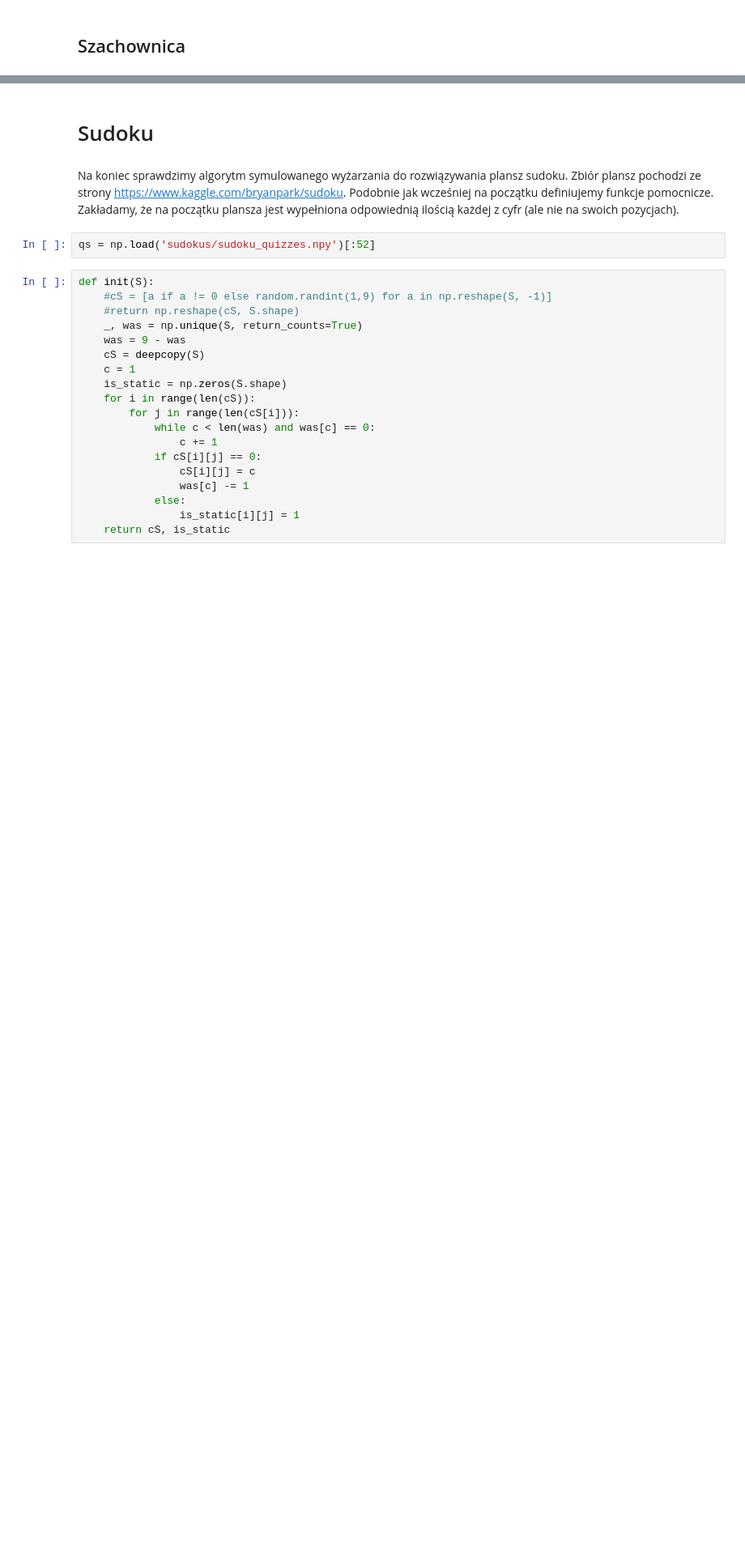
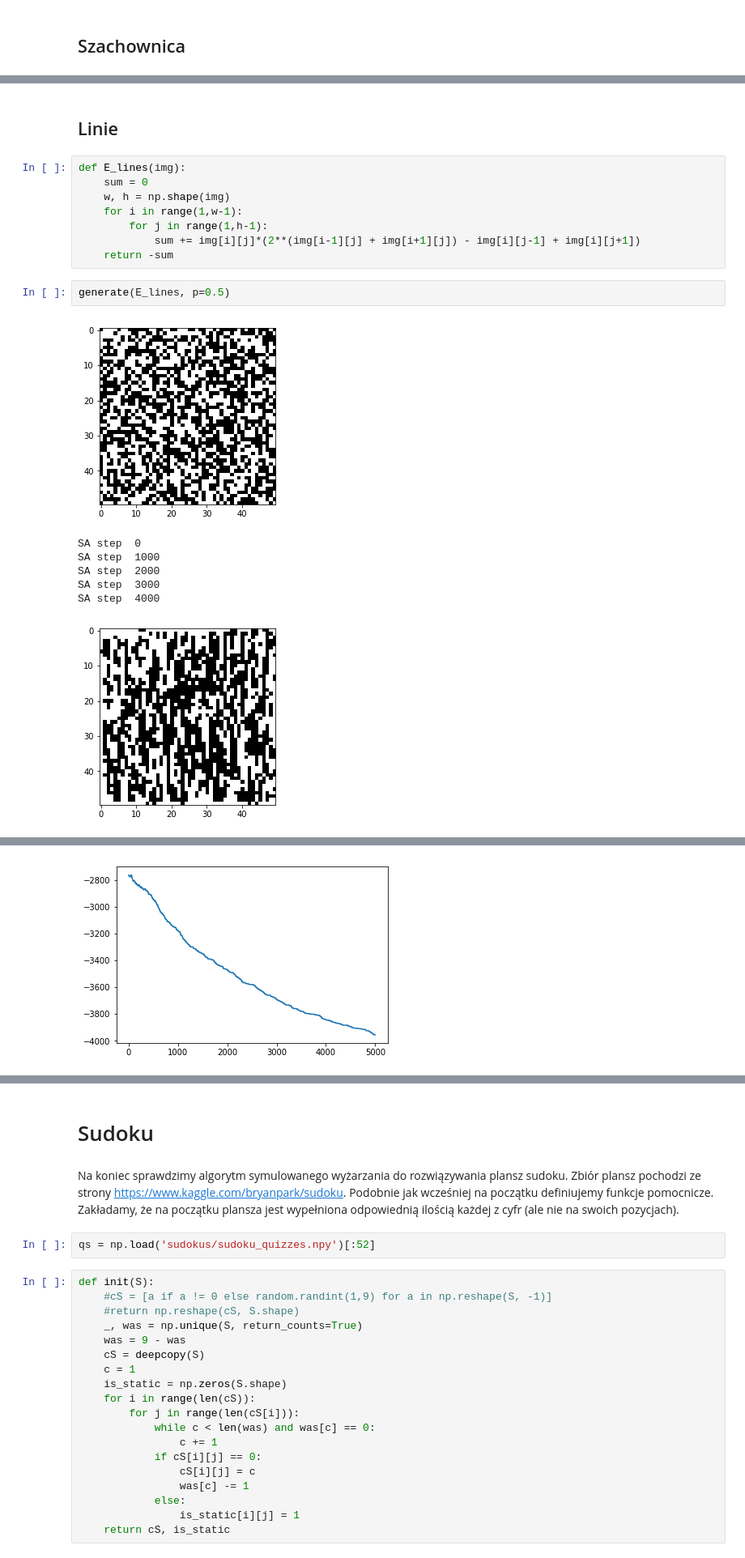
Before and after one commit to arkadiuss/computational-methods, a Jupyter notebook: lab4.ipynb, the cells around one changed output, grey strips where cells are left out. Shown at 81% size. Saved outputs shown, nothing was run; the diff lists cells and outputs as text; blank space fills up the shorter version.

```diff
--- a/lab4.ipynb
+++ b/lab4.ipynb
@@ -247,0 +265,20 @@ generate(E_szachowe, p=0.5)
+# %% [markdown]
+## Linie
+# %%
+def E_lines(img):
+    sum = 0
+    w, h = np.shape(img)
+    for i in range(1,w-1):
+        for j in range(1,h-1):
+            sum += img[i][j]*(2**(img[i-1][j] + img[i+1][j]) - img[i][j-1] + img[i][j+1])
+    return -sum
+# %%
+generate(E_lines, p=0.5)
+# %% [output]
+[figure, added]
+SA step  0
+SA step  1000
+SA step  2000
+SA step  3000
+SA step  4000
+[figure, added]
@@ -247,0 +286 @@ generate(E_szachowe, p=0.5)
+[figure, added]
```
Also changed, not shown: parts of 10 cells of this notebook.
